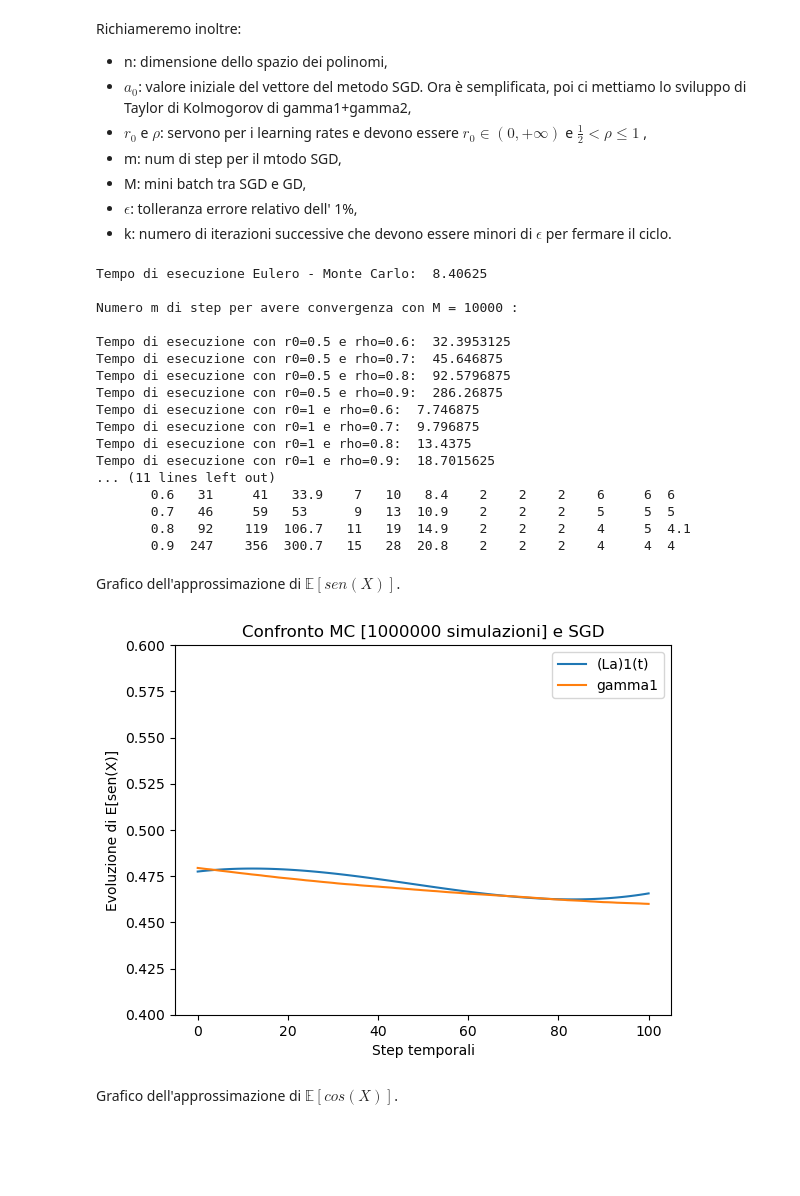
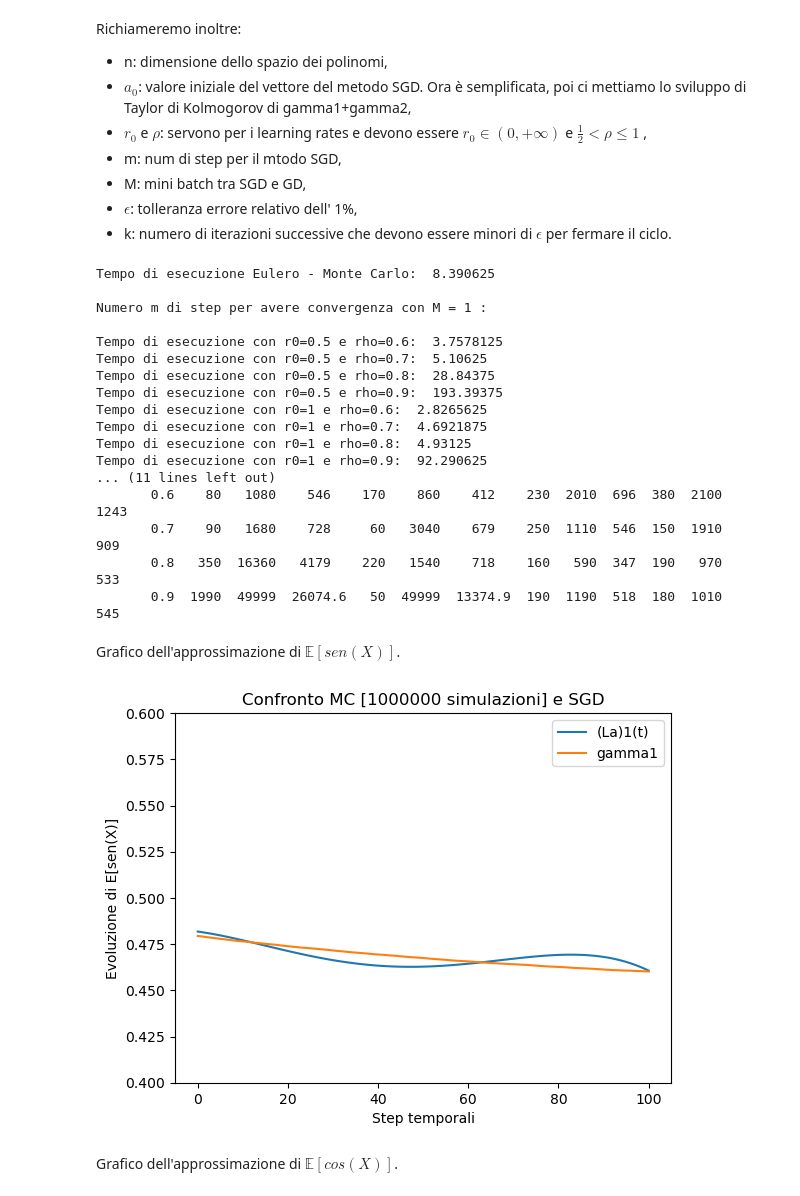
Before and after one commit to amatoandre/TESI, a Jupyter notebook: test_SGD.ipynb, the cells around one changed output. Drawn from its saved outputs; the diff is of its cells as text; code cells hidden in the pictures; blank space fills up the shorter version.

```diff
--- a/test_SGD.ipynb
+++ b/test_SGD.ipynb
@@ -141,9 +141,9 @@ def discesa_stocastica_del_gradiente(a1_0, a2_0, n, r0, rho, sigma, N, M, X0, ep
 
     for m in range(50000):
 
-        # if (m % 10 == 0):
-        if ( ((LA.norm(np.dot(a1,g) - gamma1)/ norma1) < eps) and ((LA.norm(np.dot(a2,g) - gamma2)/ norma2) < eps) ):
-            break
+        if (m % 10 == 0):
+            if ( ((LA.norm(np.dot(a1,g) - gamma1)/ norma1) < eps) and ((LA.norm(np.dot(a2,g) - gamma2)/ norma2) < eps) ):
+                break
 
         eta = r0 / ((m + 1) ** rho)
 
@@ -195,8 +195,8 @@ if __name__ == "__main__":
     # Parametri variabili
 
     T = 0.5   # 0.5, 1, 2, 4
-    n = 3  # 3, 4, 5, 6
-    M = 10000   # 1, 10, 100, 1000, 10000  #ricorda per gli ultimi due di togliere m % 10
+    n = 4  # 3, 4, 5, 6
+    M = 1   # 1, 10, 100, 1000, 10000  #ricorda per gli ultimi due di togliere m % 10
 
 
 
@@ -272,37 +272,37 @@ if __name__ == "__main__":
     print(" ")
     print(" ")
 # %% [output]
-Tempo di esecuzione Eulero - Monte Carlo:  8.40625
+Tempo di esecuzione Eulero - Monte Carlo:  8.390625
 
-Numero m di step per avere convergenza con M = 10000 :
+Numero m di step per avere convergenza con M = 1 :
 
-Tempo di esecuzione con r0=0.5 e rho=0.6:  32.3953125
-Tempo di esecuzione con r0=0.5 e rho=0.7:  45.646875
-Tempo di esecuzione con r0=0.5 e rho=0.8:  92.5796875
-Tempo di esecuzione con r0=0.5 e rho=0.9:  286.26875
-Tempo di esecuzione con r0=1 e rho=0.6:  7.746875
-Tempo di esecuzione con r0=1 e rho=0.7:  9.796875
-Tempo di esecuzione con r0=1 e rho=0.8:  13.4375
-Tempo di esecuzione con r0=1 e rho=0.9:  18.7015625
+Tempo di esecuzione con r0=0.5 e rho=0.6:  3.7578125
+Tempo di esecuzione con r0=0.5 e rho=0.7:  5.10625
+Tempo di esecuzione con r0=0.5 e rho=0.8:  28.84375
+Tempo di esecuzione con r0=0.5 e rho=0.9:  193.39375
+Tempo di esecuzione con r0=1 e rho=0.6:  2.8265625
+Tempo di esecuzione con r0=1 e rho=0.7:  4.6921875
+Tempo di esecuzione con r0=1 e rho=0.8:  4.93125
+Tempo di esecuzione con r0=1 e rho=0.9:  92.290625
 ... (11 lines left out)
-       0.6   31     41   33.9    7   10   8.4    2    2    2    6     6  6
-       0.7   46     59   53      9   13  10.9    2    2    2    5     5  5
-       0.8   92    119  106.7   11   19  14.9    2    2    2    4     5  4.1
-       0.9  247    356  300.7   15   28  20.8    2    2    2    4     4  4
+       0.6    80   1080    546    170    860    412    230  2010  696  380  2100  1243
+       0.7    90   1680    728     60   3040    679    250  1110  546  150  1910   909
+       0.8   350  16360   4179    220   1540    718    160   590  347  190   970   533
+       0.9  1990  49999  26074.6   50  49999  13374.9  190  1190  518  180  1010   545
 # %% [markdown]
 Grafico dell'approssimazione di $\mathbb{E}[sen(X)]$.
 # %%
 fig = plt.figure()
 plt.title("Confronto MC [" + str(M1) + " simulazioni] e SGD")
 plt.xlabel("Step temporali")
 plt.ylabel("Evoluzione di E[sen(X)]")
 plt.ylim(0.4, 0.6) # se non c'è il grafico è molto zoomato
-plt.plot(np.dot(A1[11], g), label='(La)1(t)')
+plt.plot(np.dot(A1[10], g), label='(La)1(t)')
 plt.plot(gamma1, label='gamma1')
 plt.legend()
 plt.show()
 # %% [output]
-[figure, old version]
+[figure, new version]
 # %% [markdown]
 Grafico dell'approssimazione di $\mathbb{E}[cos(X)]$.
 # %%
```
Also changed, not shown: parts of 1 cell of this notebook, 3 other files.
